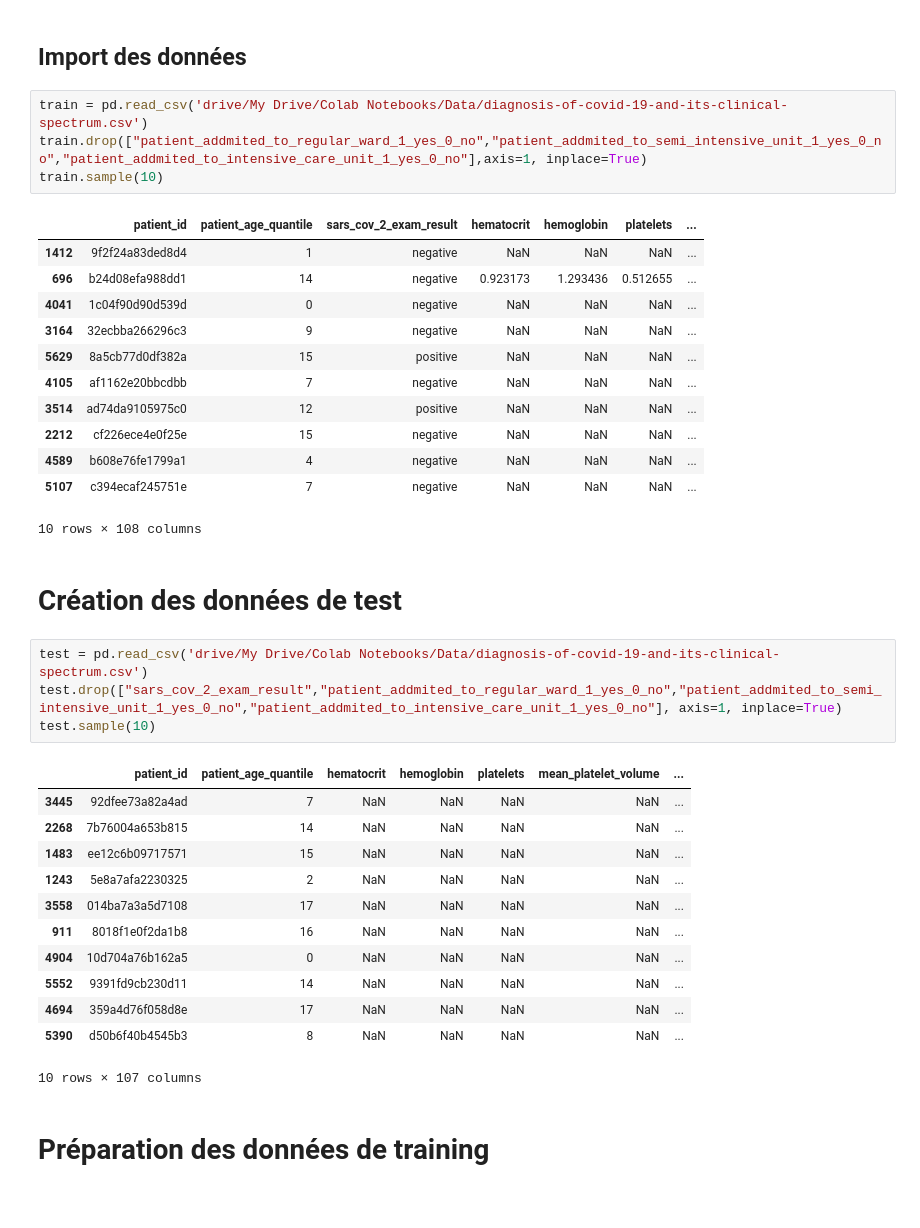
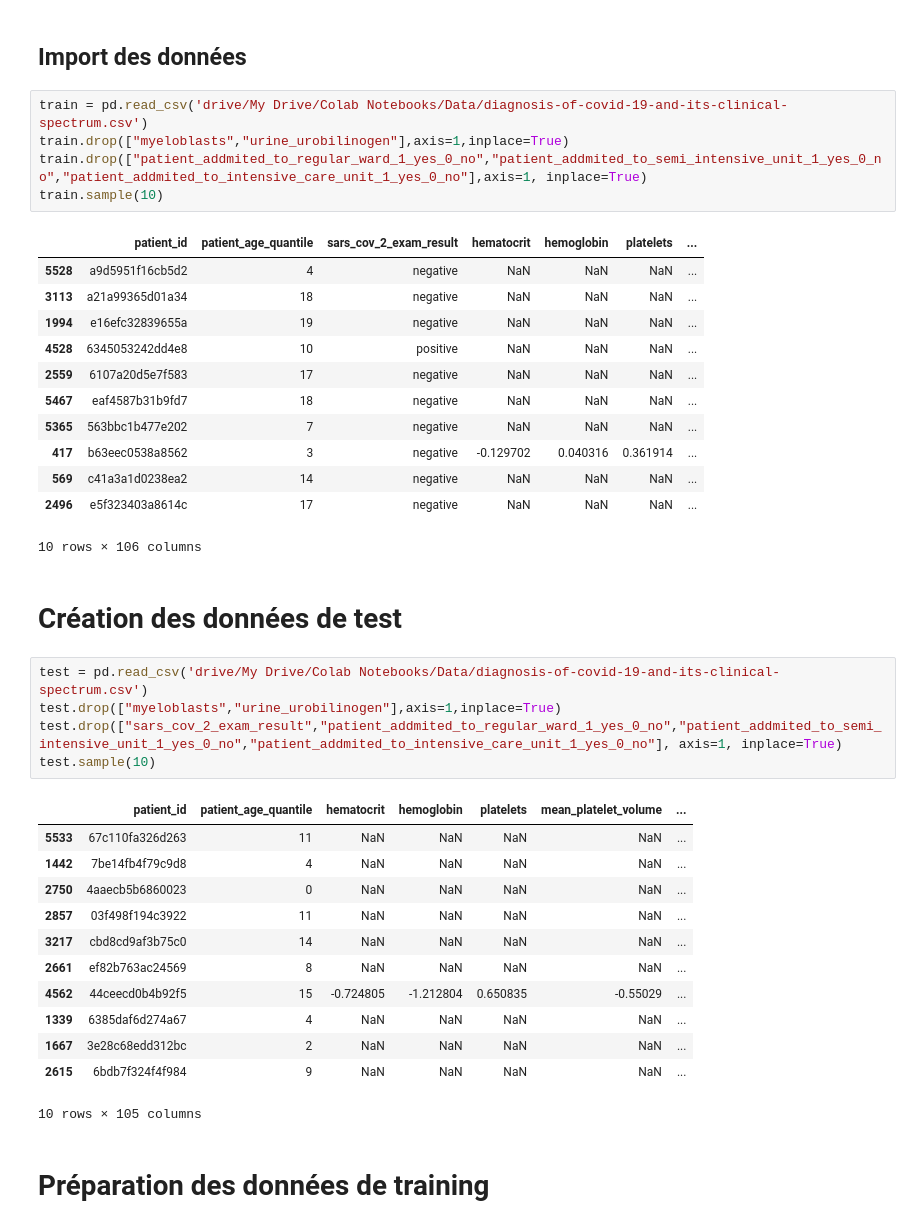
Before and after one commit to Laplo/tp_machine_learning, a Jupyter notebook: TP.ipynb, the cells around one changed output. Cells and saved outputs as stored; diff of their text form.

```diff
--- a/TP.ipynb
+++ b/TP.ipynb
@@ -34,39 +34,41 @@ Drive already mounted at /content/drive; to attempt to forcibly remount, call dr
 ## **Import des données**
 # %%
 train = pd.read_csv('drive/My Drive/Colab Notebooks/Data/diagnosis-of-covid-19-and-its-clinical-spectrum.csv')
+train.drop(["myeloblasts","urine_urobilinogen"],axis=1,inplace=True)
 train.drop(["patient_addmited_to_regular_ward_1_yes_0_no","patient_addmited_to_semi_intensive_unit_1_yes_0_no","patient_addmited_to_intensive_care_unit_1_yes_0_no"],axis=1, inplace=True)
 train.sample(10)
 # %% [output]
 |  | patient_id | patient_age_quantile | sars_cov_2_exam_result | hematocrit | hemoglobin | platelets | ... |
-| 1412 | 9f2f24a83ded8d4 | 1 | negative | NaN | NaN | NaN | ... |
-| 696 | b24d08efa988dd1 | 14 | negative | 0.923173 | 1.293436 | 0.512655 | ... |
-| 4041 | 1c04f90d90d539d | 0 | negative | NaN | NaN | NaN | ... |
-| 3164 | 32ecbba266296c3 | 9 | negative | NaN | NaN | NaN | ... |
-| 5629 | 8a5cb77d0df382a | 15 | positive | NaN | NaN | NaN | ... |
-| 4105 | af1162e20bbcdbb | 7 | negative | NaN | NaN | NaN | ... |
-| 3514 | ad74da9105975c0 | 12 | positive | NaN | NaN | NaN | ... |
-| 2212 | cf226ece4e0f25e | 15 | negative | NaN | NaN | NaN | ... |
-| 4589 | b608e76fe1799a1 | 4 | negative | NaN | NaN | NaN | ... |
-| 5107 | c394ecaf245751e | 7 | negative | NaN | NaN | NaN | ... |
+| 5528 | a9d5951f16cb5d2 | 4 | negative | NaN | NaN | NaN | ... |
+| 3113 | a21a99365d01a34 | 18 | negative | NaN | NaN | NaN | ... |
+| 1994 | e16efc32839655a | 19 | negative | NaN | NaN | NaN | ... |
+| 4528 | 6345053242dd4e8 | 10 | positive | NaN | NaN | NaN | ... |
+| 2559 | 6107a20d5e7f583 | 17 | negative | NaN | NaN | NaN | ... |
+| 5467 | eaf4587b31b9fd7 | 18 | negative | NaN | NaN | NaN | ... |
+| 5365 | 563bbc1b477e202 | 7 | negative | NaN | NaN | NaN | ... |
+| 417 | b63eec0538a8562 | 3 | negative | -0.129702 | 0.040316 | 0.361914 | ... |
+| 569 | c41a3a1d0238ea2 | 14 | negative | NaN | NaN | NaN | ... |
+| 2496 | e5f323403a8614c | 17 | negative | NaN | NaN | NaN | ... |
-10 rows × 108 columns
+10 rows × 106 columns
 # %% [markdown]
 # Création des données de test
 # %%
 test = pd.read_csv('drive/My Drive/Colab Notebooks/Data/diagnosis-of-covid-19-and-its-clinical-spectrum.csv')
+test.drop(["myeloblasts","urine_urobilinogen"],axis=1,inplace=True)
 test.drop(["sars_cov_2_exam_result","patient_addmited_to_regular_ward_1_yes_0_no","patient_addmited_to_semi_intensive_unit_1_yes_0_no","patient_addmited_to_intensive_care_unit_1_yes_0_no"], axis=1, inplace=True)
 test.sample(10)
 # %% [output]
 |  | patient_id | patient_age_quantile | hematocrit | hemoglobin | platelets | mean_platelet_volume | ... |
-| 3445 | 92dfee73a82a4ad | 7 | NaN | NaN | NaN | NaN | ... |
-| 2268 | 7b76004a653b815 | 14 | NaN | NaN | NaN | NaN | ... |
-| 1483 | ee12c6b09717571 | 15 | NaN | NaN | NaN | NaN | ... |
-| 1243 | 5e8a7afa2230325 | 2 | NaN | NaN | NaN | NaN | ... |
-| 3558 | 014ba7a3a5d7108 | 17 | NaN | NaN | NaN | NaN | ... |
-| 911 | 8018f1e0f2da1b8 | 16 | NaN | NaN | NaN | NaN | ... |
-| 4904 | 10d704a76b162a5 | 0 | NaN | NaN | NaN | NaN | ... |
-| 5552 | 9391fd9cb230d11 | 14 | NaN | NaN | NaN | NaN | ... |
-| 4694 | 359a4d76f058d8e | 17 | NaN | NaN | NaN | NaN | ... |
-| 5390 | d50b6f40b4545b3 | 8 | NaN | NaN | NaN | NaN | ... |
+| 5533 | 67c110fa326d263 | 11 | NaN | NaN | NaN | NaN | ... |
+| 1442 | 7be14fb4f79c9d8 | 4 | NaN | NaN | NaN | NaN | ... |
+| 2750 | 4aaecb5b6860023 | 0 | NaN | NaN | NaN | NaN | ... |
+| 2857 | 03f498f194c3922 | 11 | NaN | NaN | NaN | NaN | ... |
+| 3217 | cbd8cd9af3b75c0 | 14 | NaN | NaN | NaN | NaN | ... |
+| 2661 | ef82b763ac24569 | 8 | NaN | NaN | NaN | NaN | ... |
+| 4562 | 44ceecd0b4b92f5 | 15 | -0.724805 | -1.212804 | 0.650835 | -0.55029 | ... |
+| 1339 | 6385daf6d274a67 | 4 | NaN | NaN | NaN | NaN | ... |
+| 1667 | 3e28c68edd312bc | 2 | NaN | NaN | NaN | NaN | ... |
+| 2615 | 6bdb7f324f4f984 | 9 | NaN | NaN | NaN | NaN | ... |
-10 rows × 107 columns
+10 rows × 105 columns
 # %% [markdown]
 # Préparation des données de training
```
Also changed, not shown: parts of 18 cells of this notebook.
